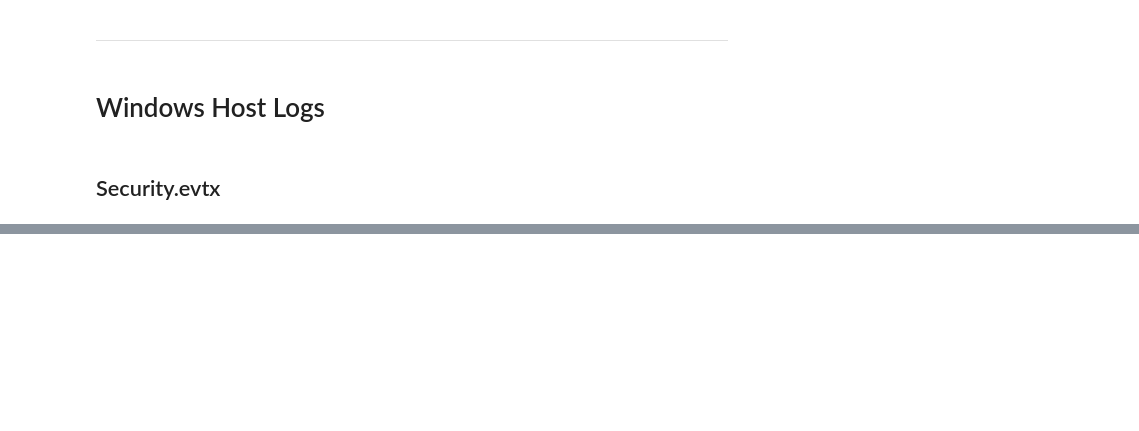
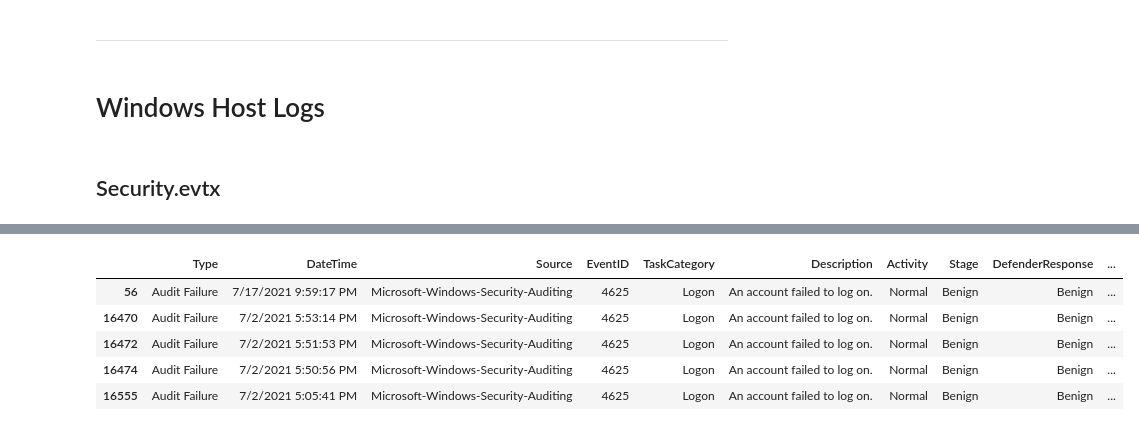
Before and after one commit to birbarino/Data-Analytics-Capstone, a Jupyter notebook: notebooks/wrangle.ipynb, the cells around one changed output, grey strips where cells are left out. Saved outputs shown, nothing was run; the diff lists cells and outputs as text; code cells hidden in the pictures; blank space fills up the shorter version.

```diff
--- a/notebooks/wrangle.ipynb
+++ b/notebooks/wrangle.ipynb
@@ -562,0 +606,9 @@ memory usage: 13.5+ MB
+# %%
+df[df.EventID == 4625].head()
+# %% [output]
+|  | Type | DateTime | Source | EventID | TaskCategory | Description | Activity | Stage | DefenderResponse | ... |
+| 56 | Audit Failure | 7/17/2021 9:59:17 PM | Microsoft-Windows-Security-Auditing | 4625 | Logon | An account failed to log on. | Normal | Benign | Benign | ... |
+| 16470 | Audit Failure | 7/2/2021 5:53:14 PM | Microsoft-Windows-Security-Auditing | 4625 | Logon | An account failed to log on. | Normal | Benign | Benign | ... |
+| 16472 | Audit Failure | 7/2/2021 5:51:53 PM | Microsoft-Windows-Security-Auditing | 4625 | Logon | An account failed to log on. | Normal | Benign | Benign | ... |
+| 16474 | Audit Failure | 7/2/2021 5:50:56 PM | Microsoft-Windows-Security-Auditing | 4625 | Logon | An account failed to log on. | Normal | Benign | Benign | ... |
+| 16555 | Audit Failure | 7/2/2021 5:05:41 PM | Microsoft-Windows-Security-Auditing | 4625 | Logon | An account failed to log on. | Normal | Benign | Benign | ... |
```
Also changed, not shown: parts of 17 cells of this notebook.
